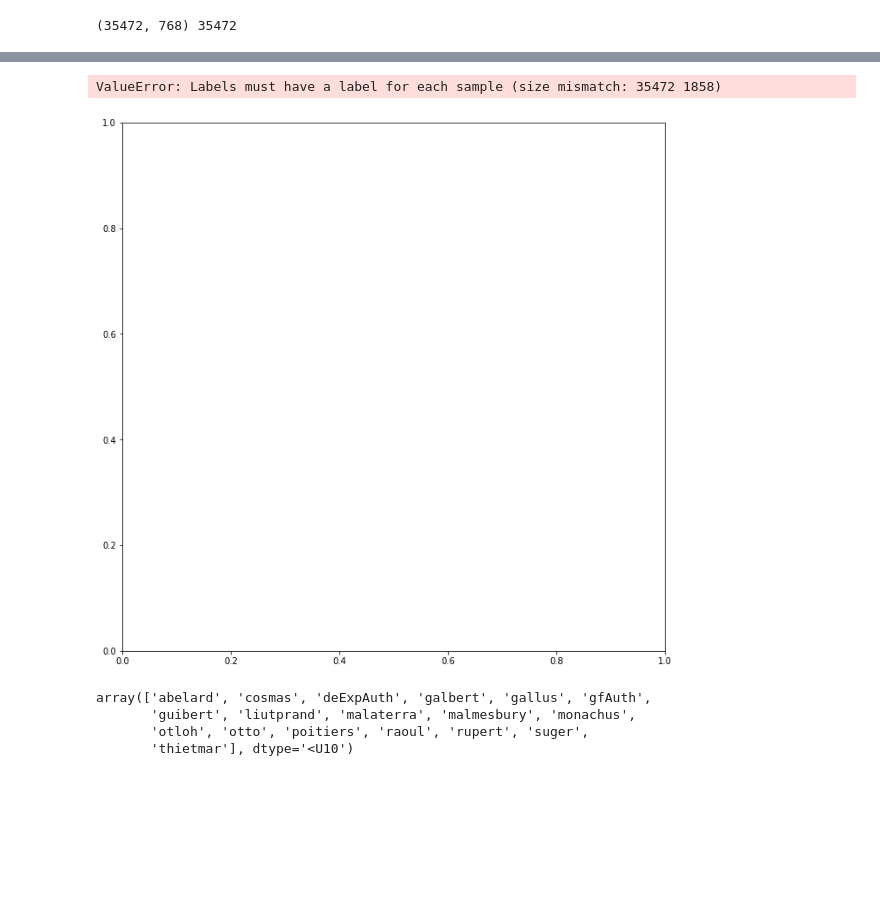
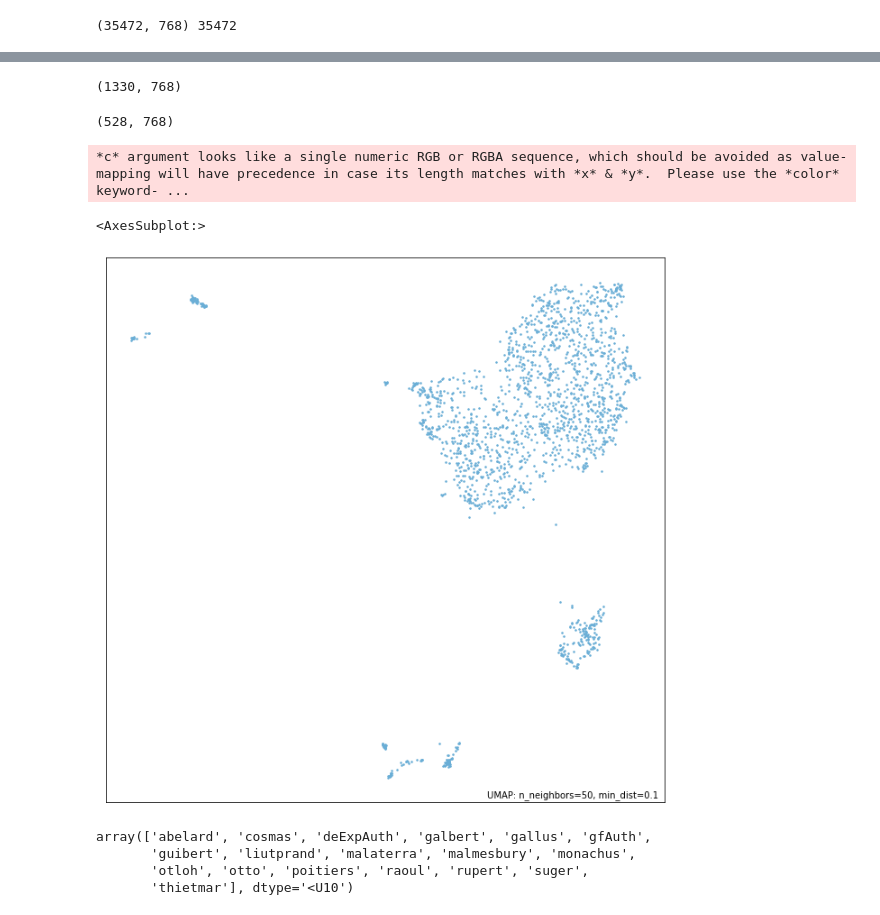
Before and after one commit to pietro-sillano/LatinBERT, a Jupyter notebook: multiauthors.ipynb, the cells around one changed output, grey strips where cells are left out. Saved outputs shown, nothing was run; the diff lists cells and outputs as text; code cells hidden in the pictures; blank space fills up the shorter version.

```diff
--- a/multiauthors.ipynb
+++ b/multiauthors.ipynb
@@ -75,7 +53,20 @@ X=np.concatenate([token1,token2])
-# %%
-import umap.plot
-mapper = umap.UMAP(n_components=2,metric='euclidean', n_neighbors=50).fit(X)
-umap.plot.points(mapper, labels=np.array(author))
-# %% [output]
-ValueError: Labels must have a label for each sample (size mismatch: 35472 1858)
-[figure, removed]
+# %%
+dbfile1 = open(source+'/gallus_gpp','rb')
+db1 = pickle.load(dbfile1)
+token1=[]
+for key in db1.keys():
+        token1.append(db1[key][2])
+token1=np.array(token1)
+print(token1.shape)
+# %% [output]
+(1330, 768)
+# %%
+dbfile2 = open(source+'/monachus_translatio','rb')
+db2 = pickle.load(dbfile2)
+token2=[]
+for key in db2.keys():
+        token2.append(db2[key][2])
+token2=np.array(token2)
+print(token2.shape)
+# %% [output]
+(528, 768)
@@ -82,3 +75,11 @@ ValueError: Labels must have a label for each sample (size mismatch: 35472 1858)
+# %%
+import umap.plot
+mapper = umap.UMAP(n_components=2,metric='euclidean', n_neighbors=50).fit(X)
+umap.plot.points(mapper)
+# %% [output]
+*c* argument looks like a single numeric RGB or RGBA sequence, which should be avoided as value-mapping will have precedence in case its length matches with *x* & *y*.  Please use the *color* keyword- ...
+<AxesSubplot:>
+[figure, added]
 # %%
 np.unique(author)
 # %% [output]
```
Also changed, not shown: parts of 4 cells of this notebook, 1 other file.
